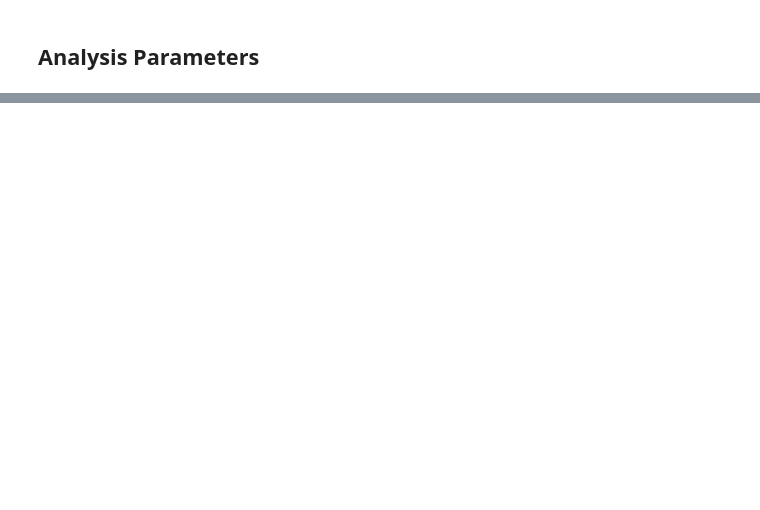
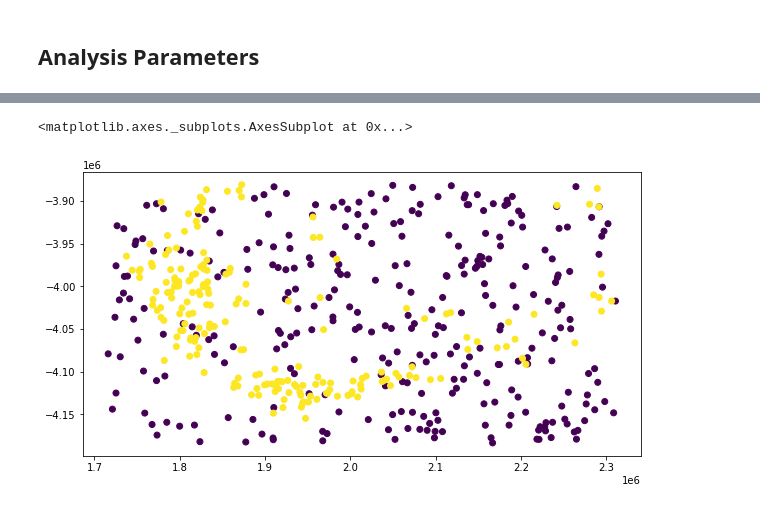
Before and after one commit to fivejjs/deafrica-sandbox-notebooks, a Jupyter notebook: crop_mask/stratified_random_sampling.ipynb, the cells around one changed output, grey strips where cells are left out. Saved outputs shown, nothing was run; the diff lists cells and outputs as text; code cells hidden in the pictures; blank space fills up the shorter version.

Commit message:
fancy random sampling

```diff
--- a/crop_mask/stratified_random_sampling.ipynb
+++ b/crop_mask/stratified_random_sampling.ipynb
@@ -20,2 +19,0 @@ pred_tif = 'results/predicted_12months_255polys_SA.tif'
-# %%
-da = xr.open_rasterio(pred_tif).squeeze()
@@ -64,12 +19,0 @@ Class 1.0: sampling at 42.0 coordinates
-# %%
-#get pd.mulitindex coords as list
-y = [i[0] for i in list(all_samples.index)]
-x = [i[1] for i in list(all_samples.index)]
-
-#create geopandas dataframe
-gdf = gpd.GeoDataFrame(
-    all_samples,
-    crs=da.crs,
-    geometry=gpd.points_from_xy(x,y)).reset_index()
-
-gdf = gdf.drop(['band', 'x', 'y'],axis=1)
@@ -82,0 +152,8 @@ gdf.to_file('sampling_points.shp')
+# %%
+%%time
+gdf = random_sampling(da=xr.open_rasterio(pred_tif).squeeze(),
+                        n=total_points,
+                        sampling='manual',
+                        manual_class_ratios={'1.0': 200, '0.0':300},
+                        out_fname=None
+                       )
@@ -82,0 +167,5 @@ gdf.to_file('sampling_points.shp')
+# %%
+gdf.plot(column='class', figsize=(10,10))
+# %% [output]
+<matplotlib.axes._subplots.AxesSubplot at 0x...>
+[figure, added]
```
Also changed, not shown: parts of 16 cells of this notebook, 1 other file.
